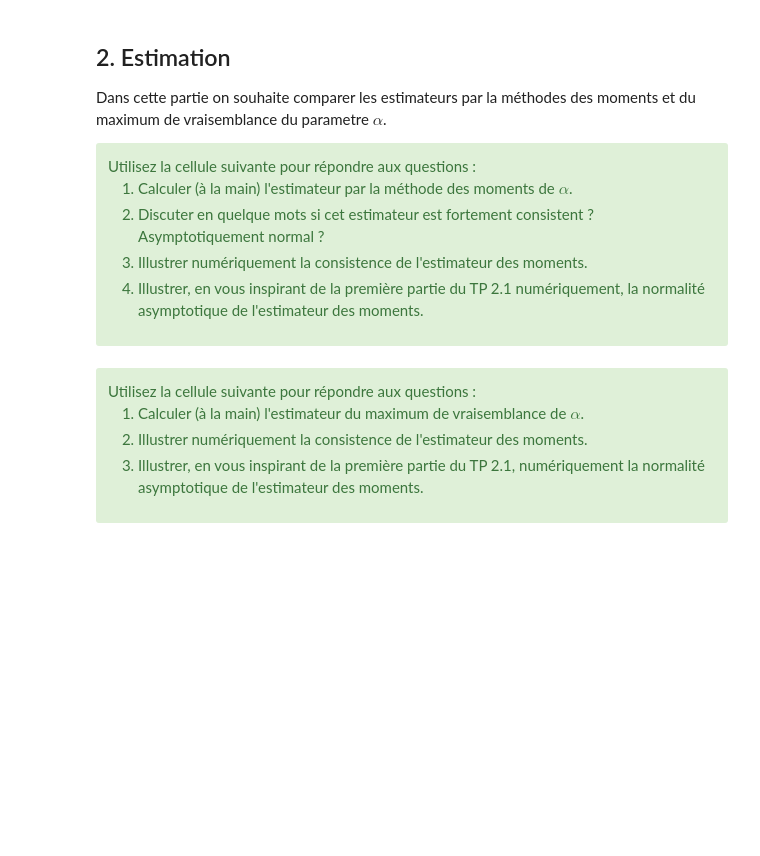
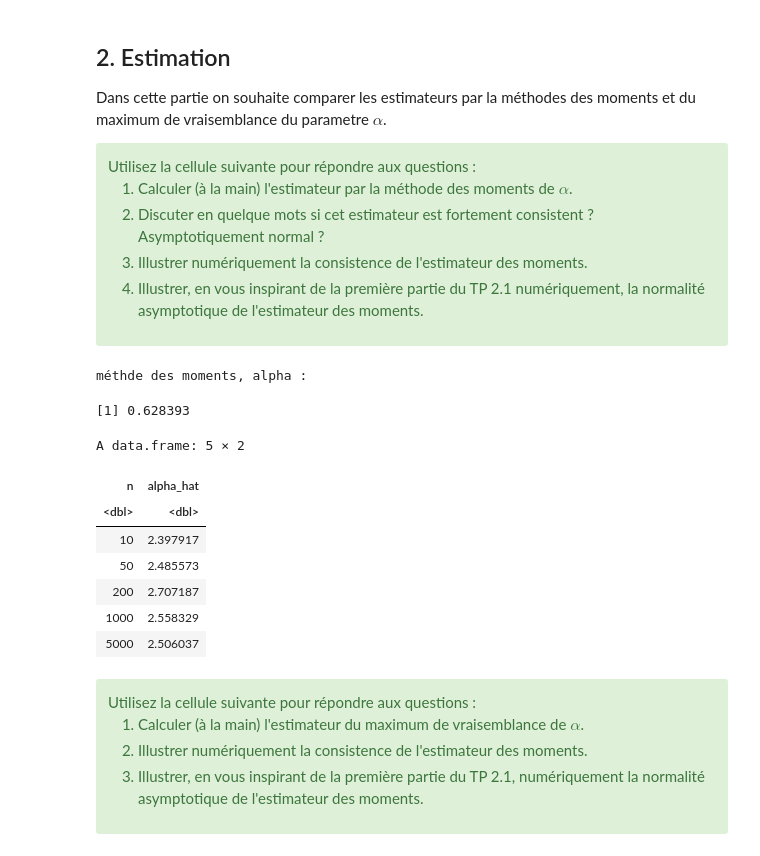
Before and after one commit to audrey1306/statistics, a Jupyter notebook: seance_09_09_25/TP2_2_estimation.ipynb, the cells around one changed output. Saved outputs shown, nothing was run; the diff lists cells and outputs as text; code cells hidden in the pictures; blank space fills up the shorter version.

```diff
--- a/seance_09_09_25/TP2_2_estimation.ipynb
+++ b/seance_09_09_25/TP2_2_estimation.ipynb
@@ -19,13 +19,13 @@ Construire un vecteur de taille 100 contenant des réalisations d'une variable a
 # %%
 ## A FAIRE
 
-dpareto <- function(n, alpha){
+rpareto <- function(n, alpha){
     x <- runif(n)
     f <- 1/(1-x^(-alpha))
     return(f)
 }
 
-vecteur_100_p3 <- dpareto(100, 3)
+vecteur_100_p3 <- rpareto(100, 3)
 # %% [markdown]
 ##  2. Estimation
 
@@ -41,6 +41,41 @@ Dans cette partie on souhaite comparer les estimateurs par la méthodes des mome
 </div>
 # %%
 #A FAIRE
+#esperance loi de pareto = alpha /(alpha-1)
+m <- mean(vecteur_100_p3)
+cat("méthde des moments, alpha : ")
+alpha_moments <- function(m){
+    return(m/(m-1)) #ESTIMATEUR de alpha par la méthode des moments
+}
+
+alpha_moments(m)
+# %% [output]
+méthde des moments, alpha :
+[1] 0.628393
+# %%
+#ILLUSTRATION NUMÉRIQUE DE LA CONSISTENCE :
+# Paramètre vrai
+alpha <- 2.5
+n_vec <- c(10, 50, 200, 1000, 5000)
+set.seed(123)
+
+
+
+hat_alpha_mm <- sapply(n_vec, function(n){
+  X <- rpareto(n, alpha)
+  mean(X)/(mean(X)-1)
+})
+
+data.frame(n = n_vec, alpha_hat = hat_alpha_mm)
+# %% [output]
+A data.frame: 5 × 2
+| n | alpha_hat |
+| <dbl> | <dbl> |
+| 10 | 2.397917 |
+| 50 | 2.485573 |
+| 200 | 2.707187 |
+| 1000 | 2.558329 |
+| 5000 | 2.506037 |
 # %% [markdown]
 <div class="alert alert-block alert-success">
     Utilisez la cellule suivante pour répondre aux questions :
```
Also changed, not shown: parts of 3 cells of this notebook.
